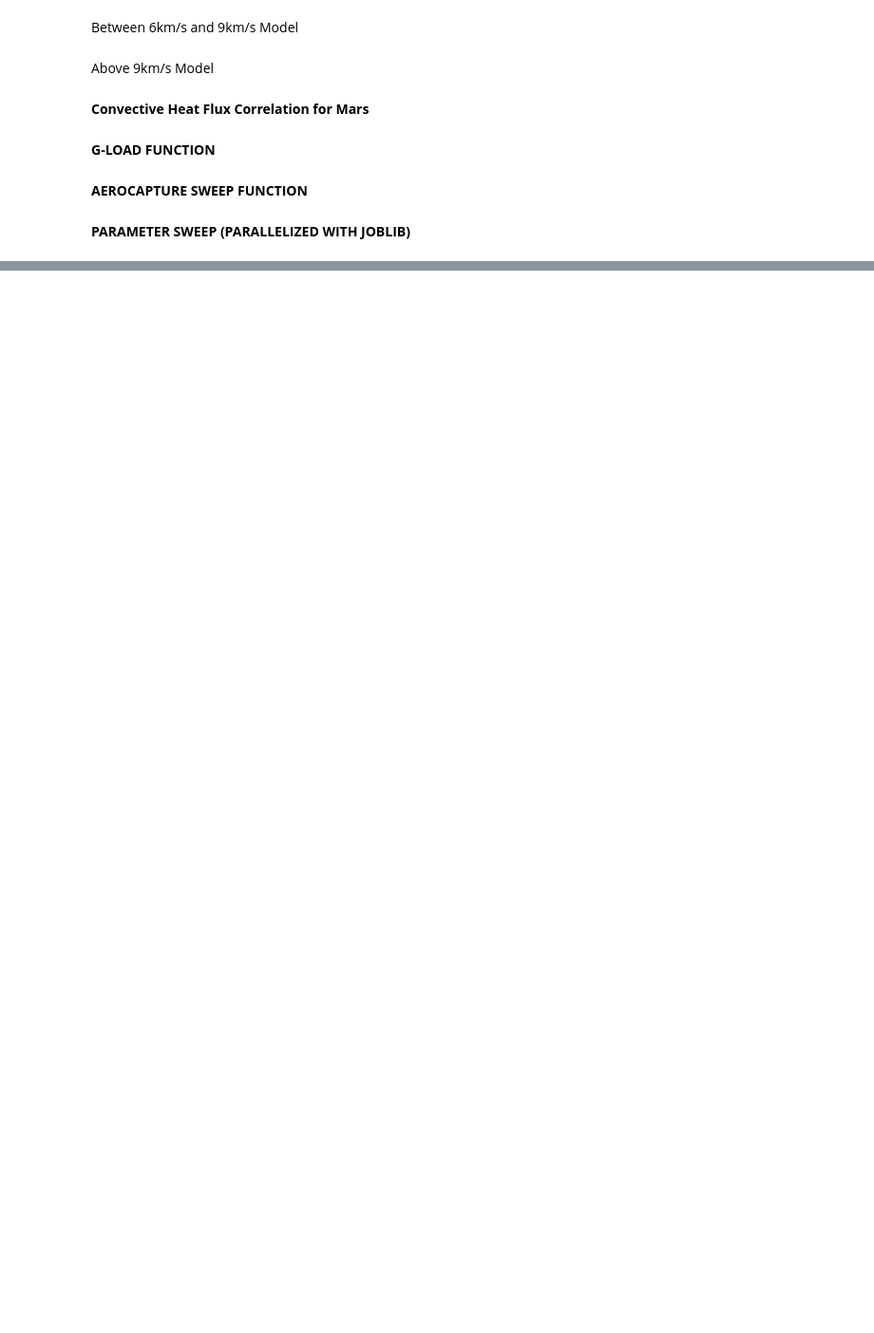
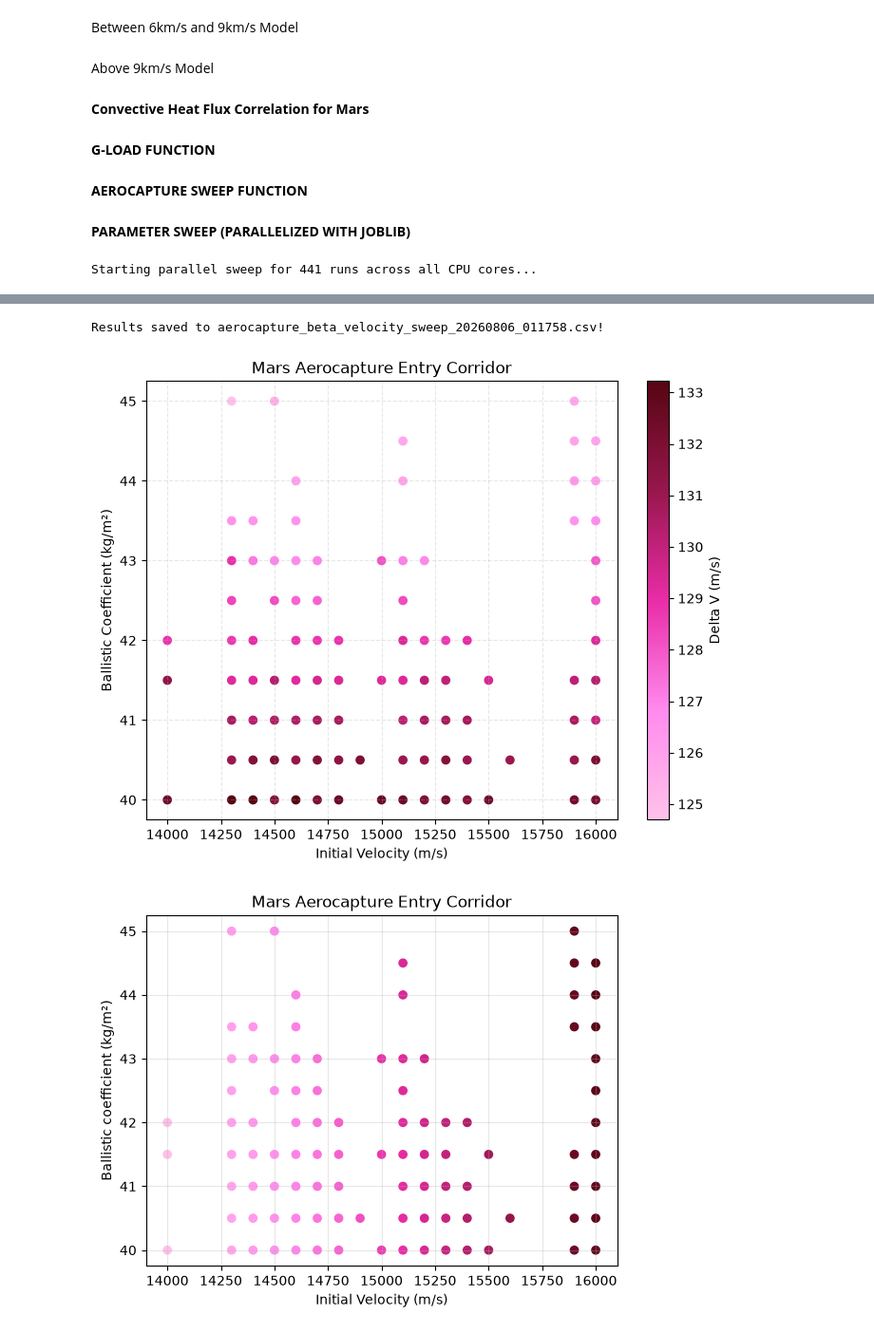
Before and after one commit to sophietkos/Mars-Aerocapture, a Jupyter notebook: Aerocapture_Sweeps/Ballistic_Velocity.ipynb, the cells around one changed output, grey strips where cells are left out. Shown at 95% size. Cells and saved outputs as stored; diff of their text form; code cells hidden in the pictures; blank space fills up the shorter version.

```diff
--- a/Aerocapture_Sweeps/Ballistic_Velocity.ipynb
+++ b/Aerocapture_Sweeps/Ballistic_Velocity.ipynb
@@ -936,8 +936,8 @@ def run_aerocapture(vehicle_ballistic_coefficient, initial_velocity):
 # %%
 if __name__ == "__main__":
 
-    velocities = np.linspace(14000, 16000, 11)
-    betas = np.linspace(40, 50, 51)
+    velocities = np.linspace(14000, 16000, 21)
+    betas = np.linspace(40, 50, 21)
 
     # Build list of all (beta, velocity) parameter pairs
     param_pairs = [(beta, velocity) for beta in betas for velocity in velocities]
@@ -1011,7 +1011,7 @@ if __name__ == "__main__":
     # PLOT 2: HEAT BAR PLOT WITH HEAT
     # ============================================================
 
-    plt.scatter(
+    scatter = plt.scatter(
         df_success["velocity"],
         df_success["beta"],
         c=df_success["max_total_heat_flux"],
@@ -1029,7 +1029,7 @@ if __name__ == "__main__":
     # PLOT 3: HEAT BAR PLOT WITH G-LOAD
     # ============================================================
 
-    plt.scatter(
+    scatter = plt.scatter(
             df_success["velocity"],
             df_success["beta"],
             c=df_success["max_g_load"],
@@ -1113,3 +1113,5 @@ if __name__ == "__main__":
     plt.title("Mars Aerocapture Entry Corridor (Success / Fail Grid)", fontsize=12, color="black")
     plt.grid(True, color="white", linestyle="--", alpha=0.3)
     plt.show()
+# %% [output]
+Starting parallel sweep for 441 runs across all CPU cores...
@@ -1115,0 +1135,3 @@ if __name__ == "__main__":
+Results saved to aerocapture_beta_velocity_sweep_20260806_011758.csv!
+[figure, added]
+[figure, added]
```
Also changed, not shown: parts of 2 cells of this notebook.
